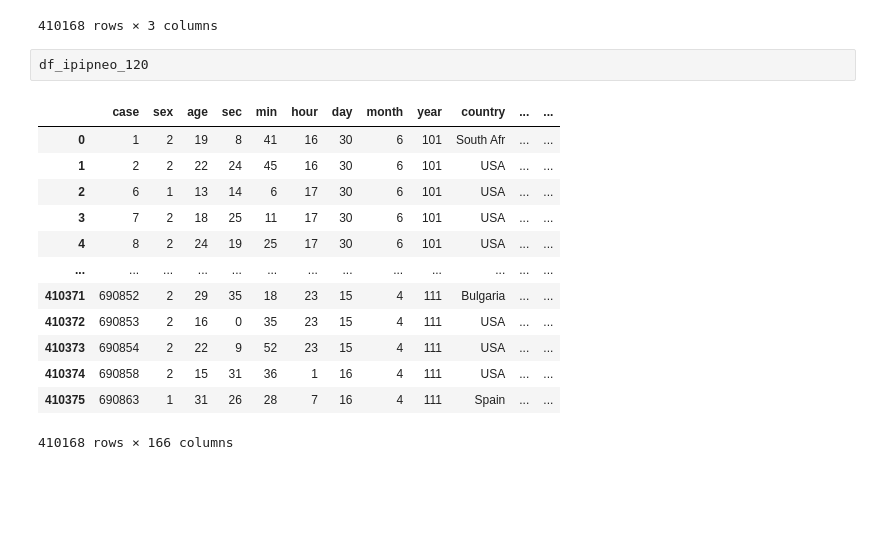
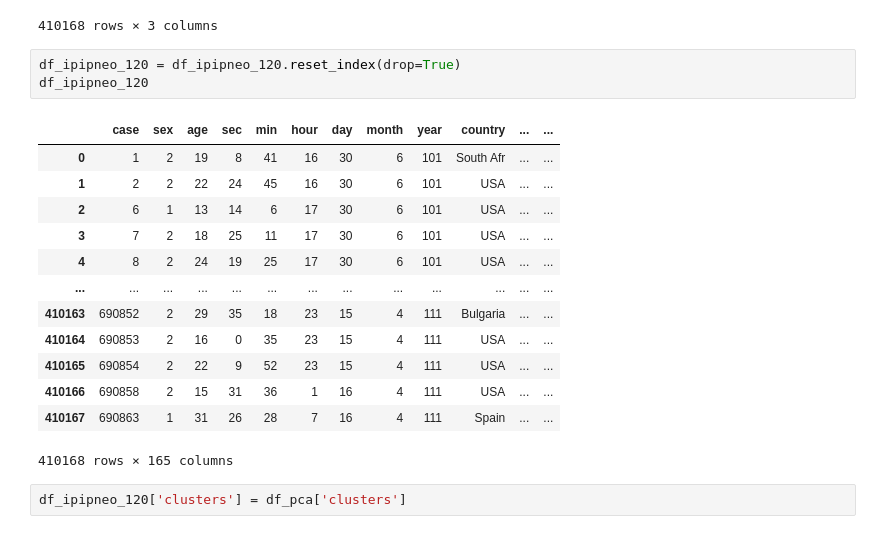
Before and after one commit to samiaFife/LLM-PersonaBench, a Jupyter notebook: notebooks/psychometric_clustering.ipynb, the cells around one changed output. Cells and saved outputs as stored; diff of their text form; blank space fills up the shorter version.

```diff
--- a/notebooks/psychometric_clustering.ipynb
+++ b/notebooks/psychometric_clustering.ipynb
@@ -440,18 +467,21 @@ df_pca
 | 410167 | 72.167164 | 24.798423 | 3 |
 410168 rows × 3 columns
 # %%
+df_ipipneo_120 = df_ipipneo_120.reset_index(drop=True)
 df_ipipneo_120
 # %% [output]
 |  | case | sex | age | sec | min | hour | day | month | year | country | ... | ... |
 | 0 | 1 | 2 | 19 | 8 | 41 | 16 | 30 | 6 | 101 | South Afr | ... | ... |
 | 1 | 2 | 2 | 22 | 24 | 45 | 16 | 30 | 6 | 101 | USA | ... | ... |
 | 2 | 6 | 1 | 13 | 14 | 6 | 17 | 30 | 6 | 101 | USA | ... | ... |
 | 3 | 7 | 2 | 18 | 25 | 11 | 17 | 30 | 6 | 101 | USA | ... | ... |
 | 4 | 8 | 2 | 24 | 19 | 25 | 17 | 30 | 6 | 101 | USA | ... | ... |
 | ... | ... | ... | ... | ... | ... | ... | ... | ... | ... | ... | ... | ... |
-| 410371 | 690852 | 2 | 29 | 35 | 18 | 23 | 15 | 4 | 111 | Bulgaria | ... | ... |
-| 410372 | 690853 | 2 | 16 | 0 | 35 | 23 | 15 | 4 | 111 | USA | ... | ... |
-| 410373 | 690854 | 2 | 22 | 9 | 52 | 23 | 15 | 4 | 111 | USA | ... | ... |
-| 410374 | 690858 | 2 | 15 | 31 | 36 | 1 | 16 | 4 | 111 | USA | ... | ... |
-| 410375 | 690863 | 1 | 31 | 26 | 28 | 7 | 16 | 4 | 111 | Spain | ... | ... |
+| 410163 | 690852 | 2 | 29 | 35 | 18 | 23 | 15 | 4 | 111 | Bulgaria | ... | ... |
+| 410164 | 690853 | 2 | 16 | 0 | 35 | 23 | 15 | 4 | 111 | USA | ... | ... |
+| 410165 | 690854 | 2 | 22 | 9 | 52 | 23 | 15 | 4 | 111 | USA | ... | ... |
+| 410166 | 690858 | 2 | 15 | 31 | 36 | 1 | 16 | 4 | 111 | USA | ... | ... |
+| 410167 | 690863 | 1 | 31 | 26 | 28 | 7 | 16 | 4 | 111 | Spain | ... | ... |
-410168 rows × 166 columns
+410168 rows × 165 columns
+# %%
+df_ipipneo_120['clusters'] = df_pca['clusters']
```
Also changed, not shown: parts of 14 cells of this notebook, 10 other files.
